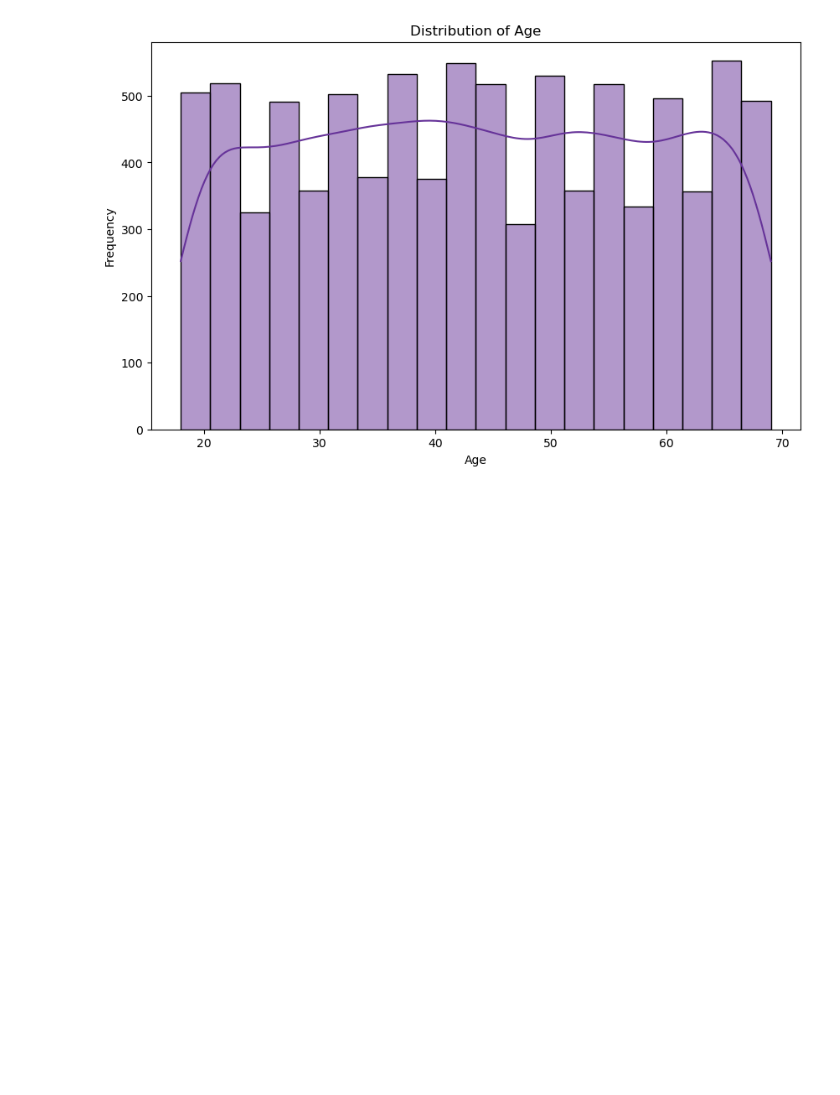
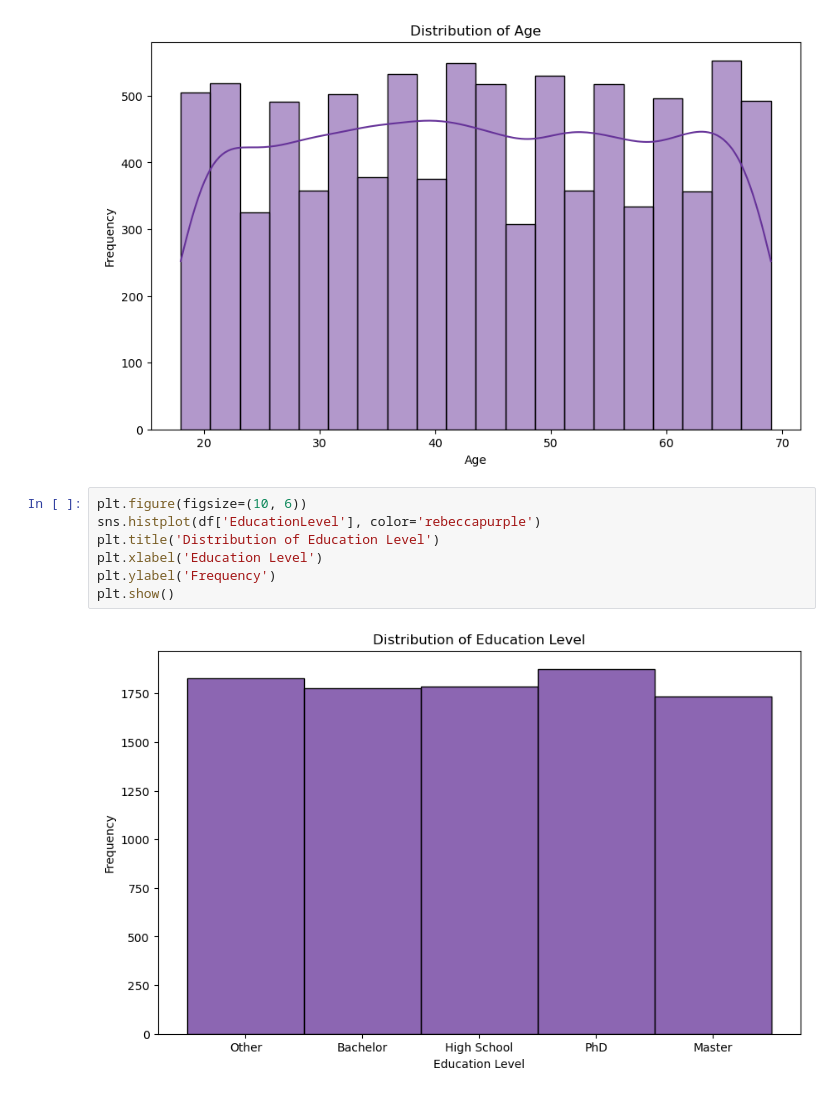
Before and after one commit to beccaa9116/loanfactorsanalysis, a Jupyter notebook: loanfactorsanalysis.ipynb, the cells around one changed output. Cells and saved outputs as stored; diff of their text form; blank space fills up the shorter version.

```diff
--- a/loanfactorsanalysis.ipynb
+++ b/loanfactorsanalysis.ipynb
@@ -92,3 +94,12 @@ plt.ylabel('Frequency')
 plt.show()
 # %% [output]
 [figure]
+# %%
+plt.figure(figsize=(10, 6))
+sns.histplot(df['EducationLevel'], color='rebeccapurple')
+plt.title('Distribution of Education Level')
+plt.xlabel('Education Level')
+plt.ylabel('Frequency')
+plt.show()
+# %% [output]
+[figure, added]
```
Also changed, not shown: parts of 11 cells of this notebook.
